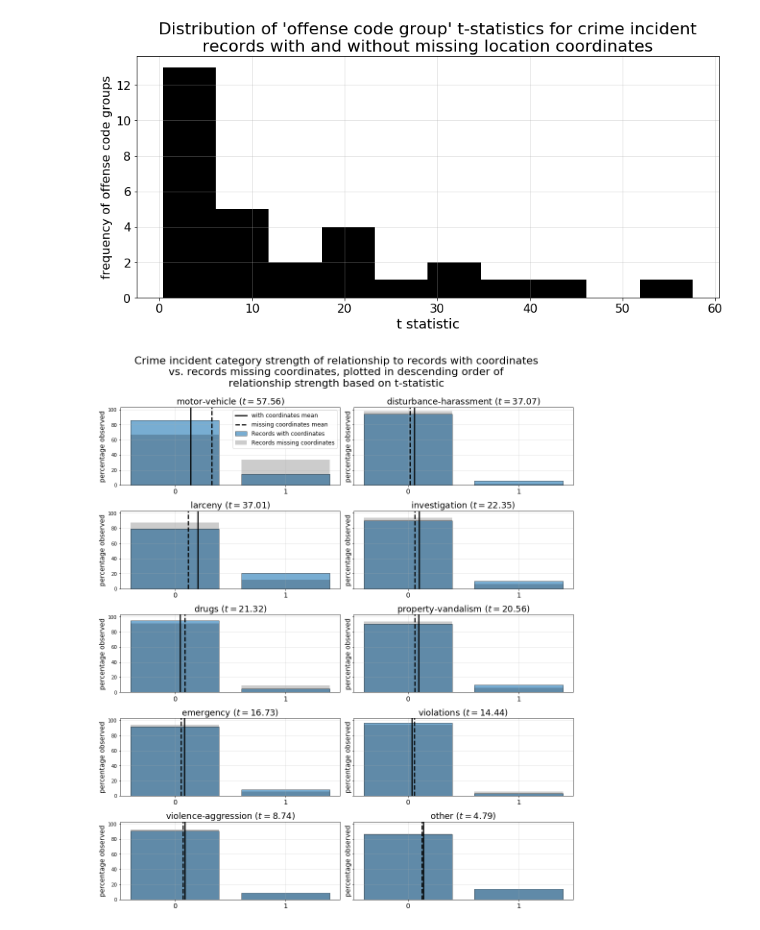
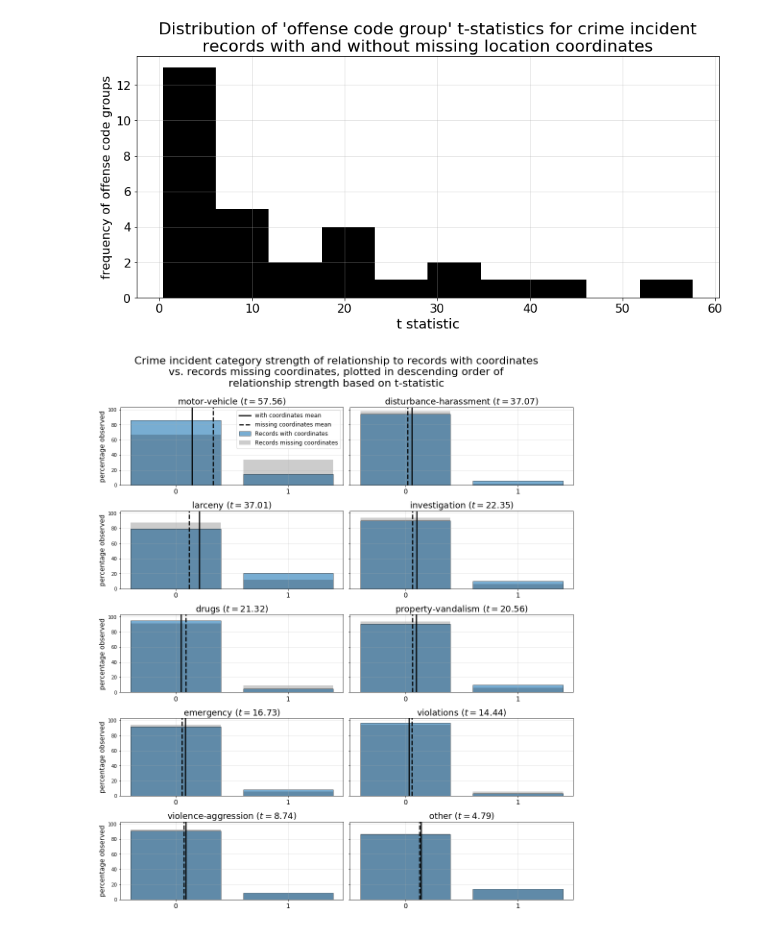
Before and after one commit to sedelmeyer/predicting-crime, a Jupyter notebook: notebooks/009_EDA_crime_incident_reports.ipynb, the cells around one changed output. Cells and saved outputs as stored; diff of their text form; code cells hidden in the pictures.

```diff
--- a/notebooks/009_EDA_crime_incident_reports.ipynb
+++ b/notebooks/009_EDA_crime_incident_reports.ipynb
@@ -991,39 +990,40 @@ plt.suptitle(
     fontsize=22
 )
 
-for ax, var in zip(axes.flatten(), offense_cat_tstats.index):
+for (i, ax), var in zip(enumerate(axes.flatten()), offense_cat_tstats.index):
     ax.bar(
         coord_df[var].value_counts().index,
         coord_df[var].value_counts().values / coord_len * 100,
         color='tab:blue', edgecolor='k', alpha=0.6, label='Records with coordinates'
     )
     ax.axvline(
         coord_df[var].mean(),
         linestyle='-', color='k', linewidth=2.5, label='with coordinates mean'
     )
     ax.bar(
         nocoord_df[var].value_counts().index,
         nocoord_df[var].value_counts().values / nocoord_len * 100,
         color='k', alpha=0.2, label='Records missing coordinates'
     )
 
     ax.axvline(
         nocoord_df[var].mean(),
         color='k', linestyle='--', linewidth=2.5, label='missing coordinates mean'
     )
     ax.set_xticks([0,1])
     ax.set_xticklabels([0,1], fontsize=14)
-    ax.set_ylabel('percentage observed', fontsize=14)
     ax.grid(":", alpha=0.4)
     ax.set_title(
         '{0} ($t={1:.2f}$)'.format(var, offense_cat_tstats.loc[var]),
         fontsize=18
     )
+    if i % 2 == 0:
+        ax.set_ylabel('percentage observed', fontsize=14)
 
 axes[0,0].legend(fontsize=12, markerscale=1.5)
 plt.tight_layout(rect=[0, 0.03, 1, 0.92])
 if savefig:
     plt.savefig(os.path.join(FIGURES_ROOT, 'crime-offense-cats-missing-coords-tstat-barplots.png'))
 plt.show();
 # %% [output]
-[figure, old version]
+[figure, new version]
```
Also changed, not shown: parts of 7 cells of this notebook.
